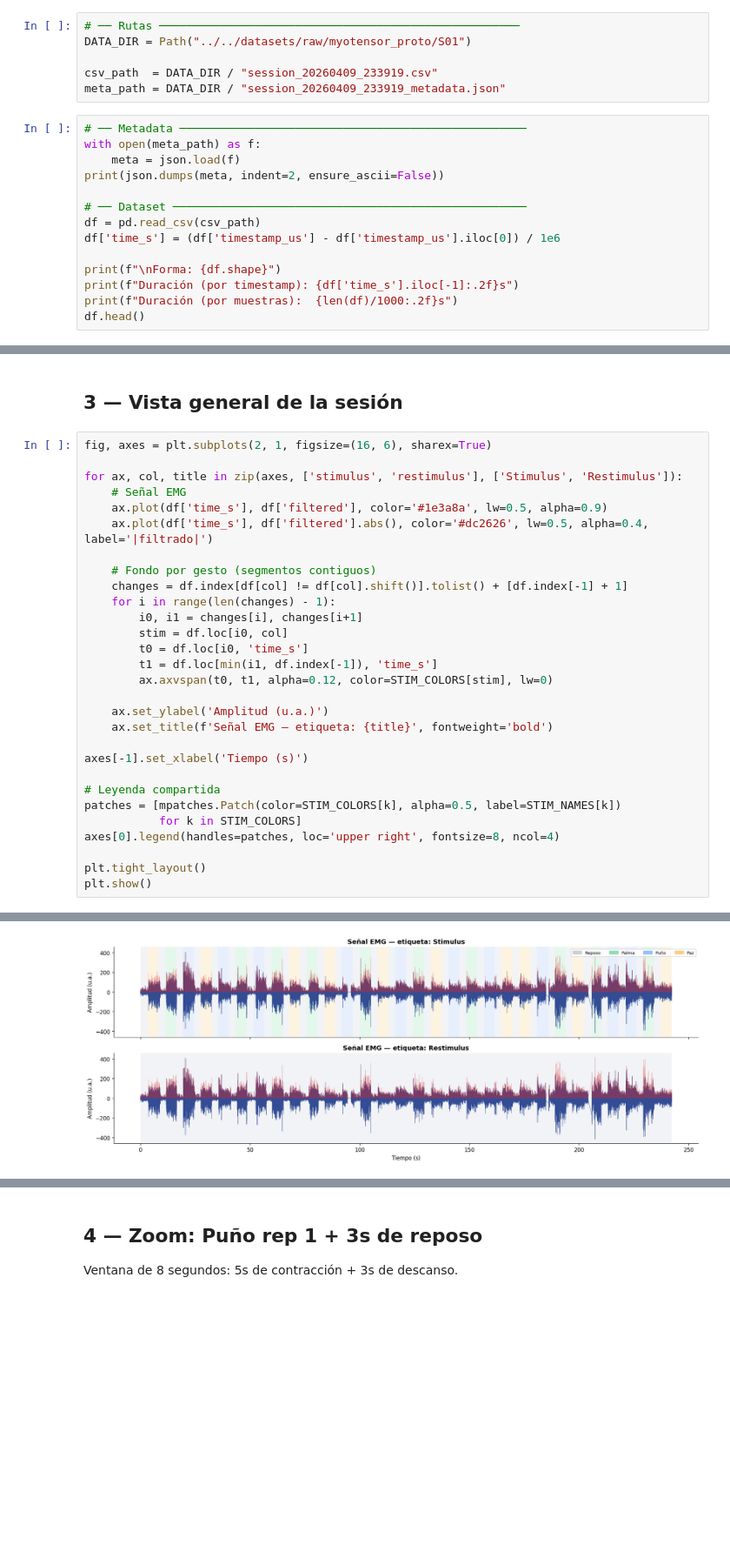
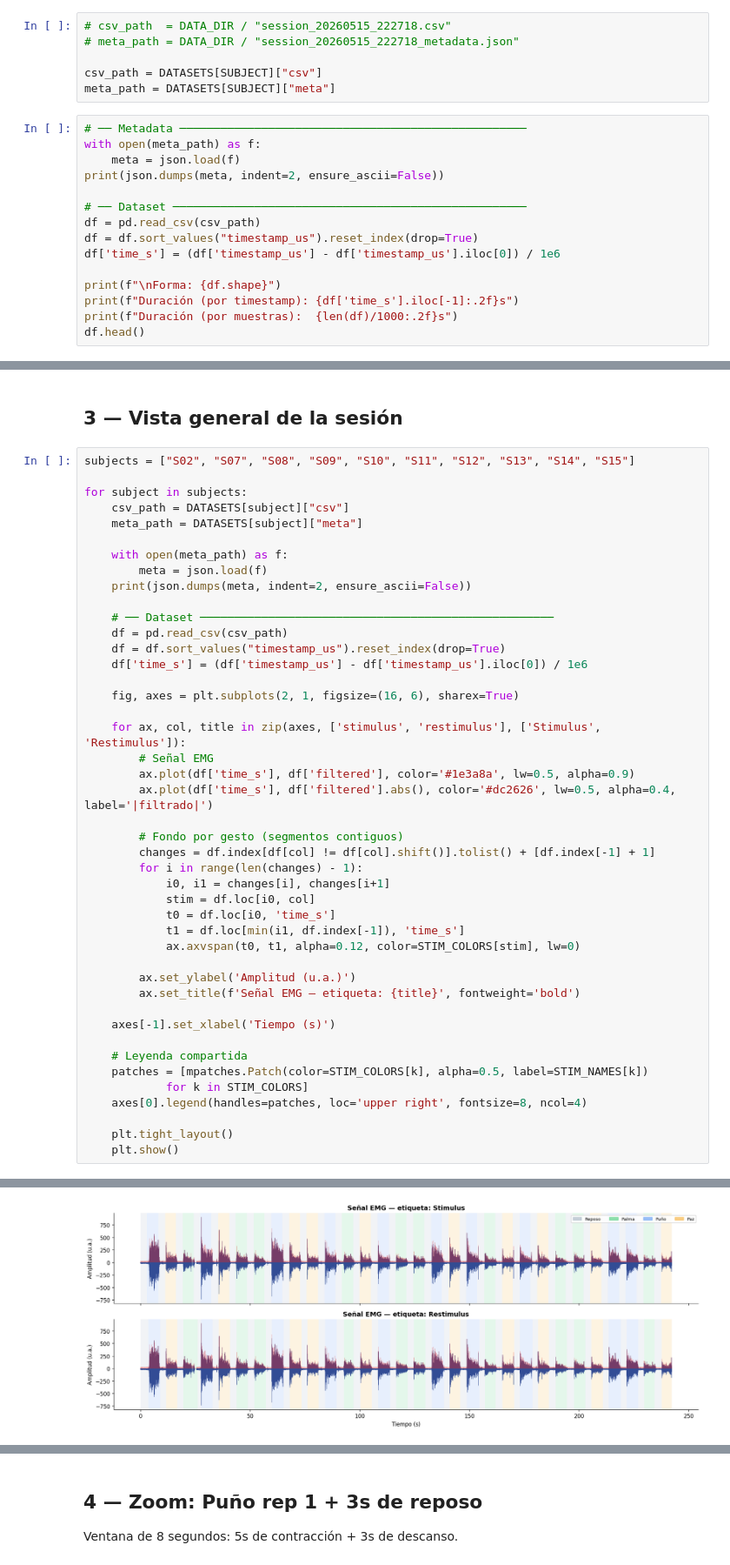
Before and after one commit to elSebee/MyoTensor_Tesis, a Jupyter notebook: intelligence/notebooks/myotensor_proto/explorar.ipynb, the cells around one changed output, grey strips where cells are left out. Shown at 87% size. Saved outputs shown, nothing was run; the diff lists cells and outputs as text; blank space fills up the shorter version.

```diff
--- a/intelligence/notebooks/myotensor_proto/explorar.ipynb
+++ b/intelligence/notebooks/myotensor_proto/explorar.ipynb
@@ -16,9 +70,9 @@ plt.rcParams.update({
 # %%
-# ── Rutas ─────────────────────────────────────────────────────
-DATA_DIR = Path("../../datasets/raw/myotensor_proto/S01")
+# csv_path  = DATA_DIR / "session_20260515_222718.csv"
+# meta_path = DATA_DIR / "session_20260515_222718_metadata.json"
 
-csv_path  = DATA_DIR / "session_20260409_233919.csv"
-meta_path = DATA_DIR / "session_20260409_233919_metadata.json"
+csv_path = DATASETS[SUBJECT]["csv"]
+meta_path = DATASETS[SUBJECT]["meta"]
 # %%
 # ── Metadata ───────────────────────────────────────────────────
 with open(meta_path) as f:
@@ -27,6 +81,7 @@ print(json.dumps(meta, indent=2, ensure_ascii=False))
 
 # ── Dataset ────────────────────────────────────────────────────
 df = pd.read_csv(csv_path)
+df = df.sort_values("timestamp_us").reset_index(drop=True)
 df['time_s'] = (df['timestamp_us'] - df['timestamp_us'].iloc[0]) / 1e6
 
 print(f"\nForma: {df.shape}")
@@ -173,32 +225,47 @@ plt.show()
 # %% [markdown]
 ## 3 — Vista general de la sesión
 # %%
-fig, axes = plt.subplots(2, 1, figsize=(16, 6), sharex=True)
+subjects = ["S02", "S07", "S08", "S09", "S10", "S11", "S12", "S13", "S14", "S15"]
 
-for ax, col, title in zip(axes, ['stimulus', 'restimulus'], ['Stimulus', 'Restimulus']):
-    # Señal EMG
-    ax.plot(df['time_s'], df['filtered'], color='#1e3a8a', lw=0.5, alpha=0.9)
-    ax.plot(df['time_s'], df['filtered'].abs(), color='#dc2626', lw=0.5, alpha=0.4, label='|filtrado|')
+for subject in subjects:
+    csv_path = DATASETS[subject]["csv"]
+    meta_path = DATASETS[subject]["meta"]
 
-    # Fondo por gesto (segmentos contiguos)
-    changes = df.index[df[col] != df[col].shift()].tolist() + [df.index[-1] + 1]
-    for i in range(len(changes) - 1):
-        i0, i1 = changes[i], changes[i+1]
-        stim = df.loc[i0, col]
-        t0 = df.loc[i0, 'time_s']
-        t1 = df.loc[min(i1, df.index[-1]), 'time_s']
-        ax.axvspan(t0, t1, alpha=0.12, color=STIM_COLORS[stim], lw=0)
+    with open(meta_path) as f:
+        meta = json.load(f)
+    print(json.dumps(meta, indent=2, ensure_ascii=False))
 
-    ax.set_ylabel('Amplitud (u.a.)')
-    ax.set_title(f'Señal EMG — etiqueta: {title}', fontweight='bold')
+    # ── Dataset ────────────────────────────────────────────────────
+    df = pd.read_csv(csv_path)
+    df = df.sort_values("timestamp_us").reset_index(drop=True)
+    df['time_s'] = (df['timestamp_us'] - df['timestamp_us'].iloc[0]) / 1e6
 
-axes[-1].set_xlabel('Tiempo (s)')
+    fig, axes = plt.subplots(2, 1, figsize=(16, 6), sharex=True)
 
-# Leyenda compartida
-patches = [mpatches.Patch(color=STIM_COLORS[k], alpha=0.5, label=STIM_NAMES[k])
-           for k in STIM_COLORS]
-axes[0].legend(handles=patches, loc='upper right', fontsize=8, ncol=4)
+    for ax, col, title in zip(axes, ['stimulus', 'restimulus'], ['Stimulus', 'Restimulus']):
+        # Señal EMG
+        ax.plot(df['time_s'], df['filtered'], color='#1e3a8a', lw=0.5, alpha=0.9)
+        ax.plot(df['time_s'], df['filtered'].abs(), color='#dc2626', lw=0.5, alpha=0.4, label='|filtrado|')
 
-plt.tight_layout()
-plt.show()
+        # Fondo por gesto (segmentos contiguos)
+        changes = df.index[df[col] != df[col].shift()].tolist() + [df.index[-1] + 1]
+        for i in range(len(changes) - 1):
+            i0, i1 = changes[i], changes[i+1]
+            stim = df.loc[i0, col]
+            t0 = df.loc[i0, 'time_s']
+            t1 = df.loc[min(i1, df.index[-1]), 'time_s']
+            ax.axvspan(t0, t1, alpha=0.12, color=STIM_COLORS[stim], lw=0)
+
+        ax.set_ylabel('Amplitud (u.a.)')
+        ax.set_title(f'Señal EMG — etiqueta: {title}', fontweight='bold')
+
+    axes[-1].set_xlabel('Tiempo (s)')
+
+    # Leyenda compartida
+    patches = [mpatches.Patch(color=STIM_COLORS[k], alpha=0.5, label=STIM_NAMES[k])
+            for k in STIM_COLORS]
+    axes[0].legend(handles=patches, loc='upper right', fontsize=8, ncol=4)
+
+    plt.tight_layout()
+    plt.show()
 # %% [output]
@@ -205 +289 @@ plt.show()
-[figure, old version]
+[figure, new version]
```
Also changed, not shown: parts of 5 cells of this notebook, 8 other files.
